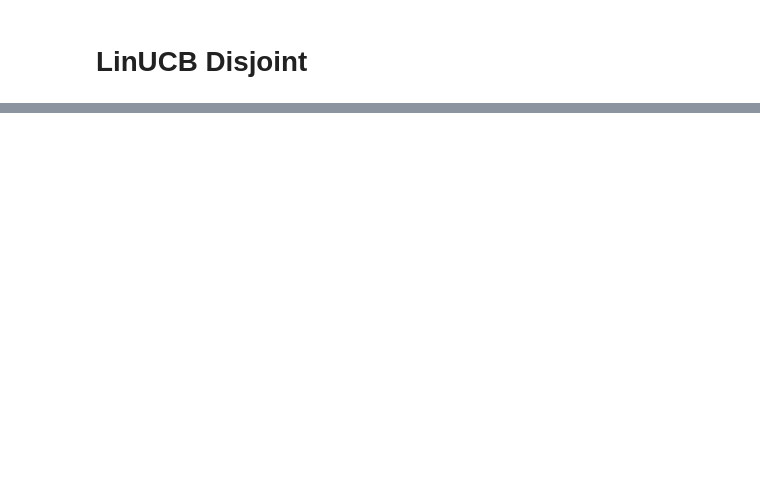
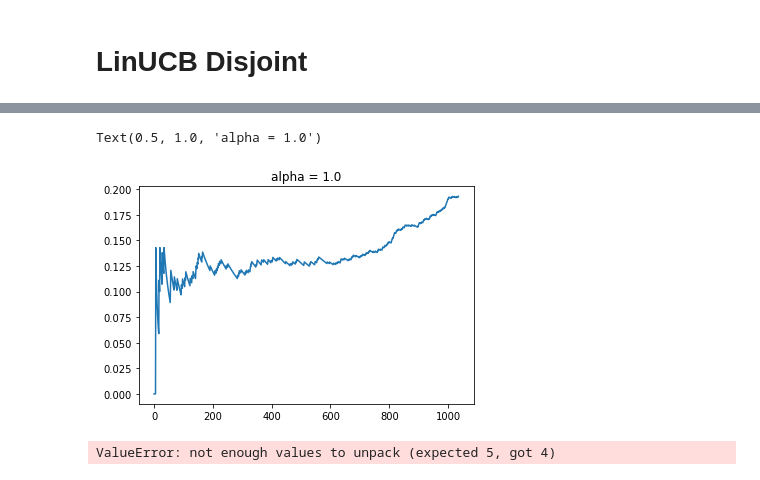
Before and after one commit to kfoofw/bandit_simulations, a Jupyter notebook: python/contextual_bandits/notebooks/LinUCB_disjoint.ipynb, the cells around one changed output, grey strips where cells are left out. Cells and saved outputs as stored; diff of their text form; code cells hidden in the pictures; blank space fills up the shorter version.

```diff
--- a/python/contextual_bandits/notebooks/LinUCB_disjoint.ipynb
+++ b/python/contextual_bandits/notebooks/LinUCB_disjoint.ipynb
@@ -149,0 +146,19 @@ plt.plot(unaligned_ctr)
+# %%
+alpha_input = 1.0
+data_path = "../data/news_dataset.txt"
+aligned_time_steps, cum_rewards, aligned_ctr, unaligned_ctr, policy = ctr_simulator(K_arms = 10, d = 100, alpha = alpha_input, data_path = data_path)
+
+plt.plot(aligned_ctr)
+plt.title("alpha = "+str(alpha_input))
+# %% [output]
+Text(0.5, 1.0, 'alpha = 1.0')
+[figure, added]
+# %%
+alpha_input = 0.5
+data_path = "../data/news_dataset.txt"
+aligned_time_steps, cum_rewards, aligned_ctr, unaligned_ctr, policy = ctr_simulator(K_arms = 10, d = 100, alpha = alpha_input, data_path = data_path)
+
+plt.plot(aligned_ctr)
+plt.title("alpha = "+str(alpha_input))
+# %% [output]
+ValueError: not enough values to unpack (expected 5, got 4)
```
Also changed, not shown: parts of 2 cells of this notebook, 2 other files.
